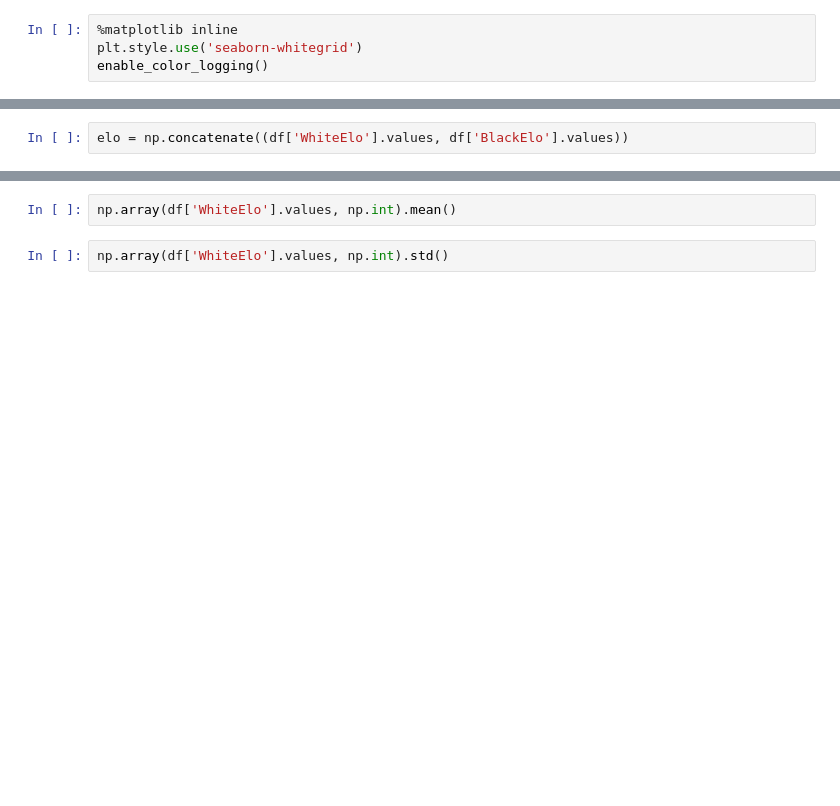
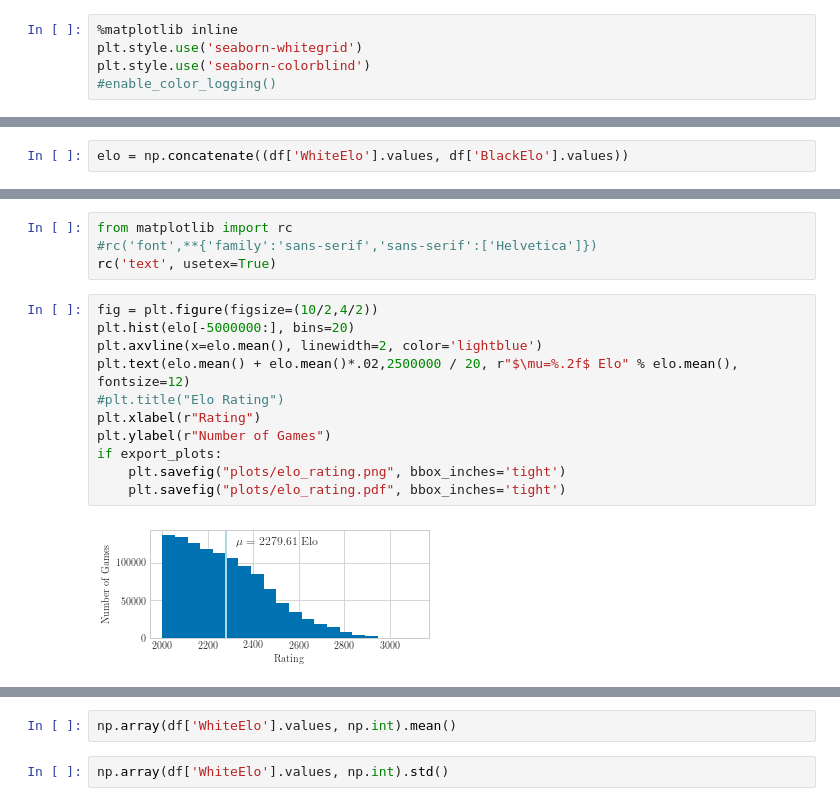
Before and after one commit to QueensGambit/CrazyAra, a Jupyter notebook: DeepCrazyhouse/src/preprocessing/analyze_train_data.ipynb, the cells around one changed output, grey strips where cells are left out. Drawn from its saved outputs; the diff is of its cells as text; blank space fills up the shorter version.

```diff
--- a/DeepCrazyhouse/src/preprocessing/analyze_train_data.ipynb
+++ b/DeepCrazyhouse/src/preprocessing/analyze_train_data.ipynb
@@ -32,7 +35,8 @@ import numpy as np
 # %%
 %matplotlib inline
 plt.style.use('seaborn-whitegrid')
-enable_color_logging()
+plt.style.use('seaborn-colorblind')
+#enable_color_logging()
 # %% [markdown]
 ## Settings
 _same as_ `convert_pgn_to_planes.ipynb`
@@ -172,0 +336,17 @@ ax.set_ylabel("Crazyhouse Players on lichess.org")
+# %%
+from matplotlib import rc
+#rc('font',**{'family':'sans-serif','sans-serif':['Helvetica']})
+rc('text', usetex=True)
+# %%
+fig = plt.figure(figsize=(10/2,4/2))
+plt.hist(elo[-5000000:], bins=20)
+plt.axvline(x=elo.mean(), linewidth=2, color='lightblue')
+plt.text(elo.mean() + elo.mean()*.02,2500000 / 20, r"$\mu=%.2f$ Elo" % elo.mean(), fontsize=12)
+#plt.title("Elo Rating")
+plt.xlabel(r"Rating")
+plt.ylabel(r"Number of Games")
+if export_plots:
+    plt.savefig("plots/elo_rating.png", bbox_inches='tight')
+    plt.savefig("plots/elo_rating.pdf", bbox_inches='tight')
+# %% [output]
+[figure, added]
```
Also changed, not shown: parts of 29 cells of this notebook, 7 other files.
